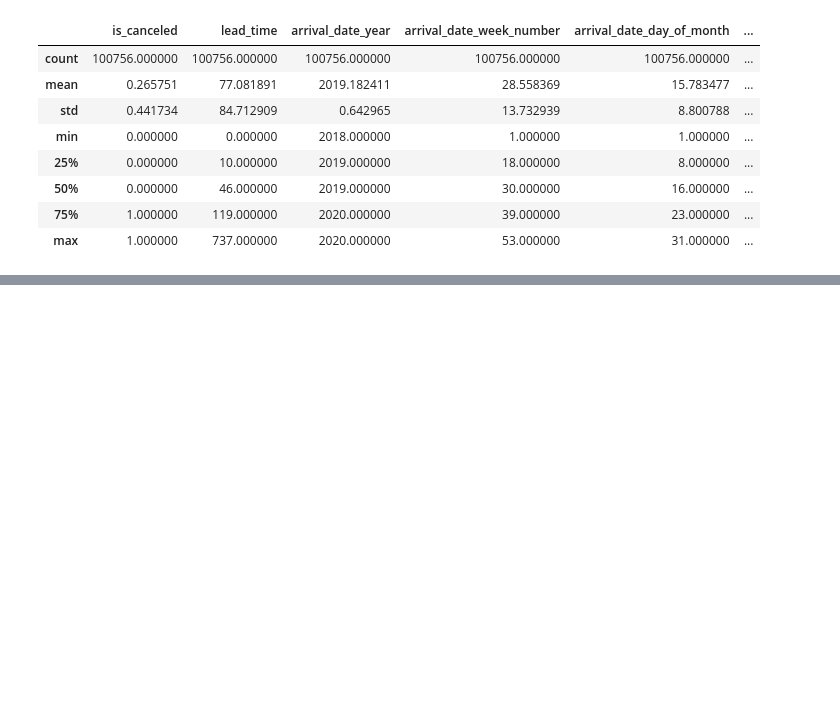
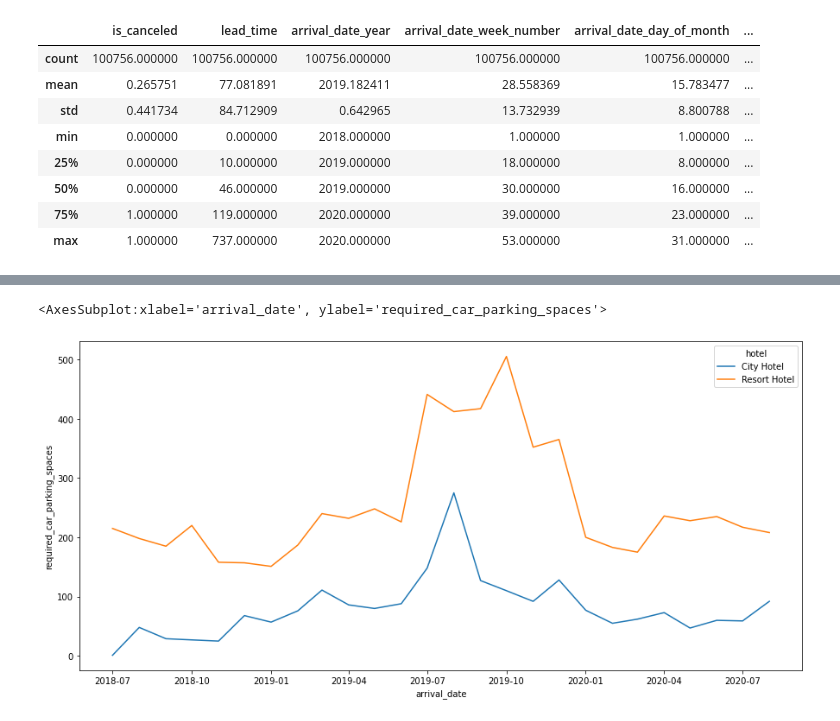
Before and after one commit to IsaiahOsazuwa/hotel_data, a Jupyter notebook: hotel.ipynb, the cells around one changed output, grey strips where cells are left out. Cells and saved outputs as stored; diff of their text form; code cells hidden in the pictures; blank space fills up the shorter version.

```diff
--- a/hotel.ipynb
+++ b/hotel.ipynb
@@ -393,0 +593,6 @@ hotel.describe()
+# %%
+plt.figure(figsize= (15, 7))
+sns.lineplot(data= rev_mon, x = 'arrival_date', y = 'required_car_parking_spaces', hue = 'hotel')
+# %% [output]
+<AxesSubplot:xlabel='arrival_date', ylabel='required_car_parking_spaces'>
+[figure, added]
```
Also changed, not shown: parts of 26 cells of this notebook, 2 other files.
